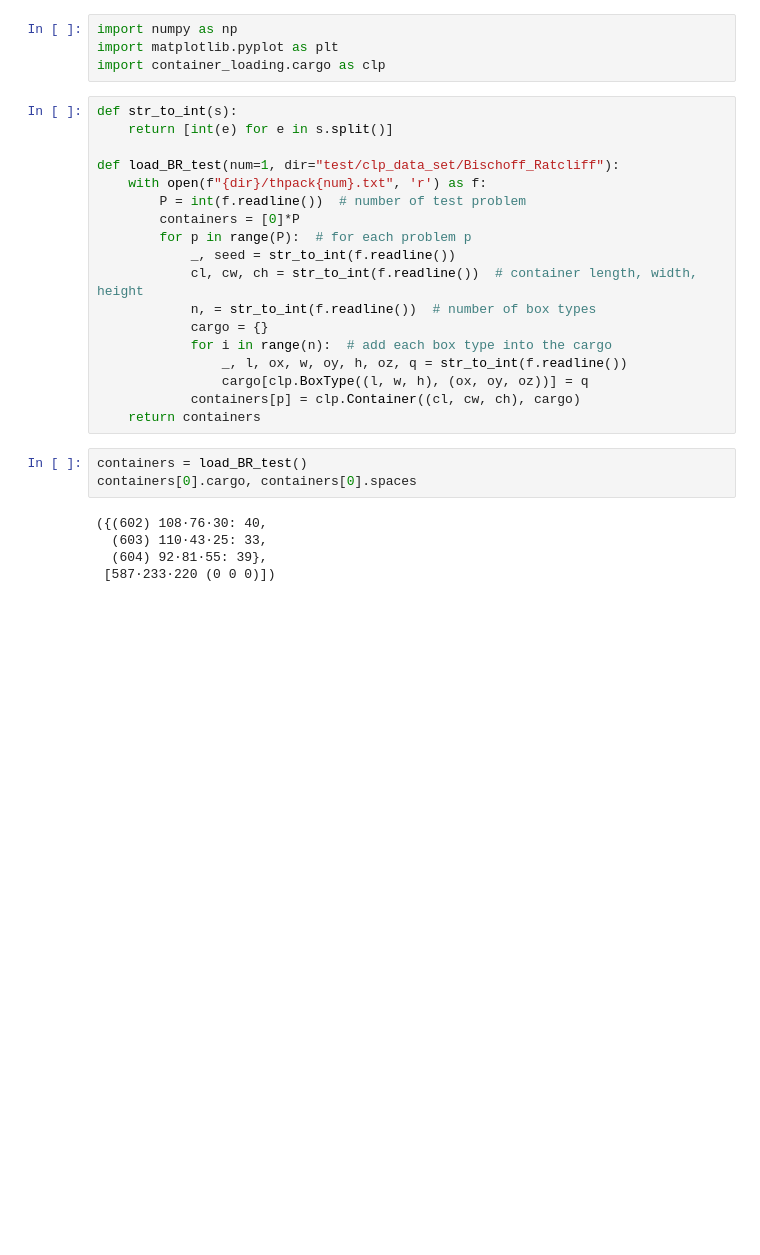
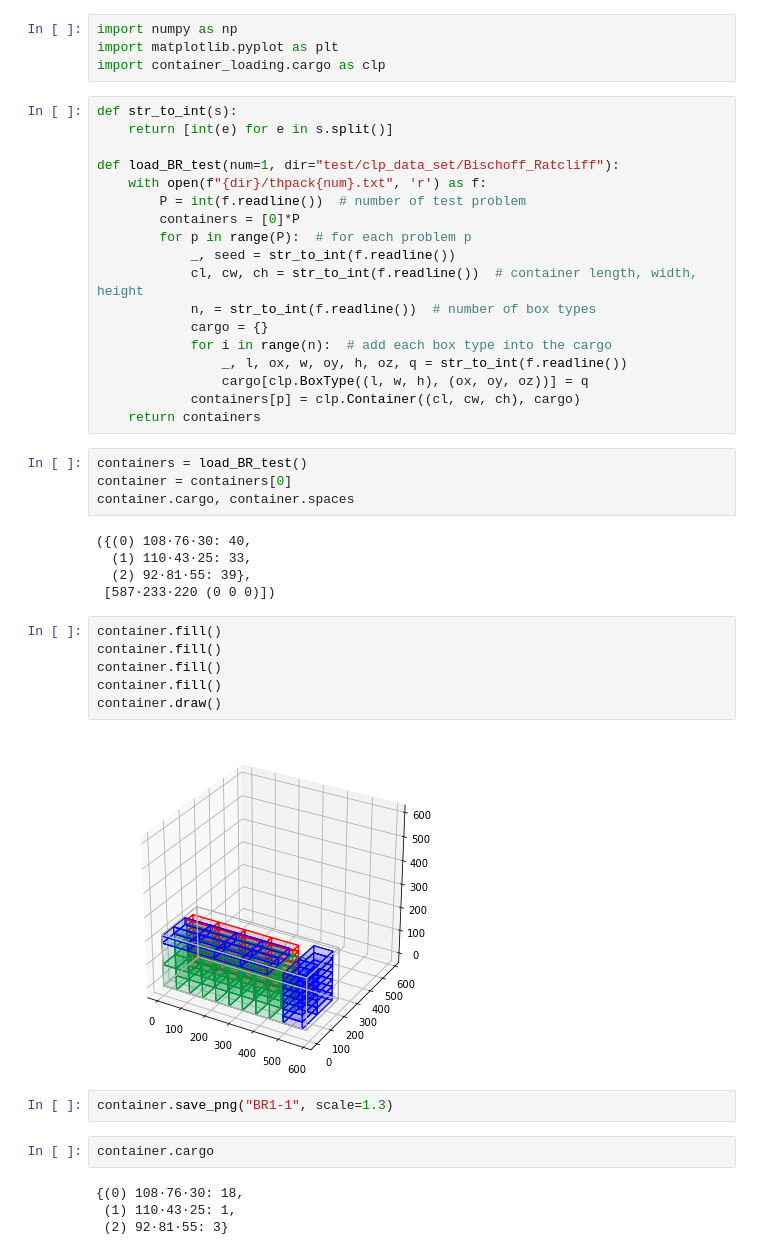
Before and after one commit to juliennonin/container-loading-pb, a Jupyter notebook: container_loading/solver.ipynb, the cells around one changed output. Drawn from its saved outputs; the diff is of its cells as text; blank space fills up the shorter version.

```diff
--- a/container_loading/solver.ipynb
+++ b/container_loading/solver.ipynb
@@ -22,9 +22,26 @@ def load_BR_test(num=1, dir="test/clp_data_set/Bischoff_Ratcliff"):
     return containers
 # %%
 containers = load_BR_test()
-containers[0].cargo, containers[0].spaces
+container = containers[0]
+container.cargo, container.spaces
 # %% [output]
-({(602) 108·76·30: 40,
-  (603) 110·43·25: 33,
-  (604) 92·81·55: 39},
+({(0) 108·76·30: 40,
+  (1) 110·43·25: 33,
+  (2) 92·81·55: 39},
  [587·233·220 (0 0 0)])
+# %%
+container.fill()
+container.fill()
+container.fill()
+container.fill()
+container.draw()
+# %% [output]
+[figure, added]
+# %%
+container.save_png("BR1-1", scale=1.3)
+# %%
+container.cargo
+# %% [output]
+{(0) 108·76·30: 18,
+ (1) 110·43·25: 1,
+ (2) 92·81·55: 3}
```
Also changed, not shown: parts of 4 cells of this notebook, 3 other files.
